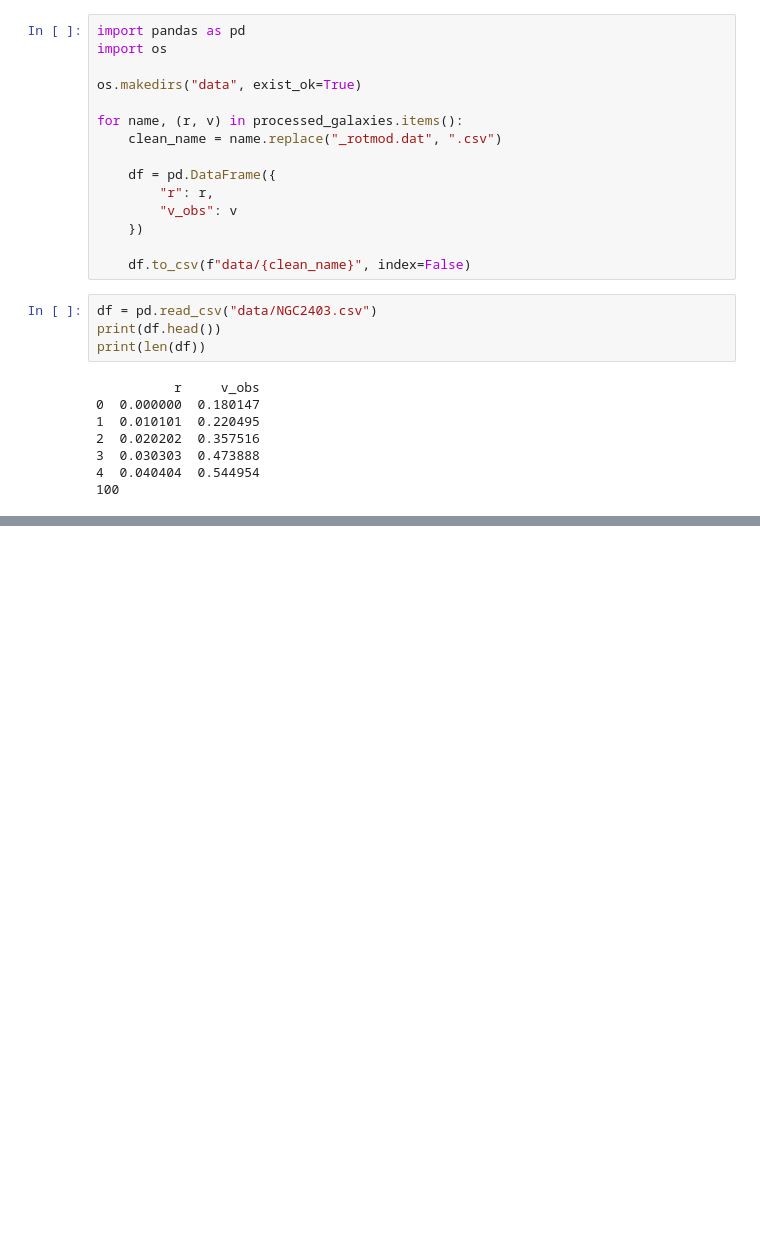
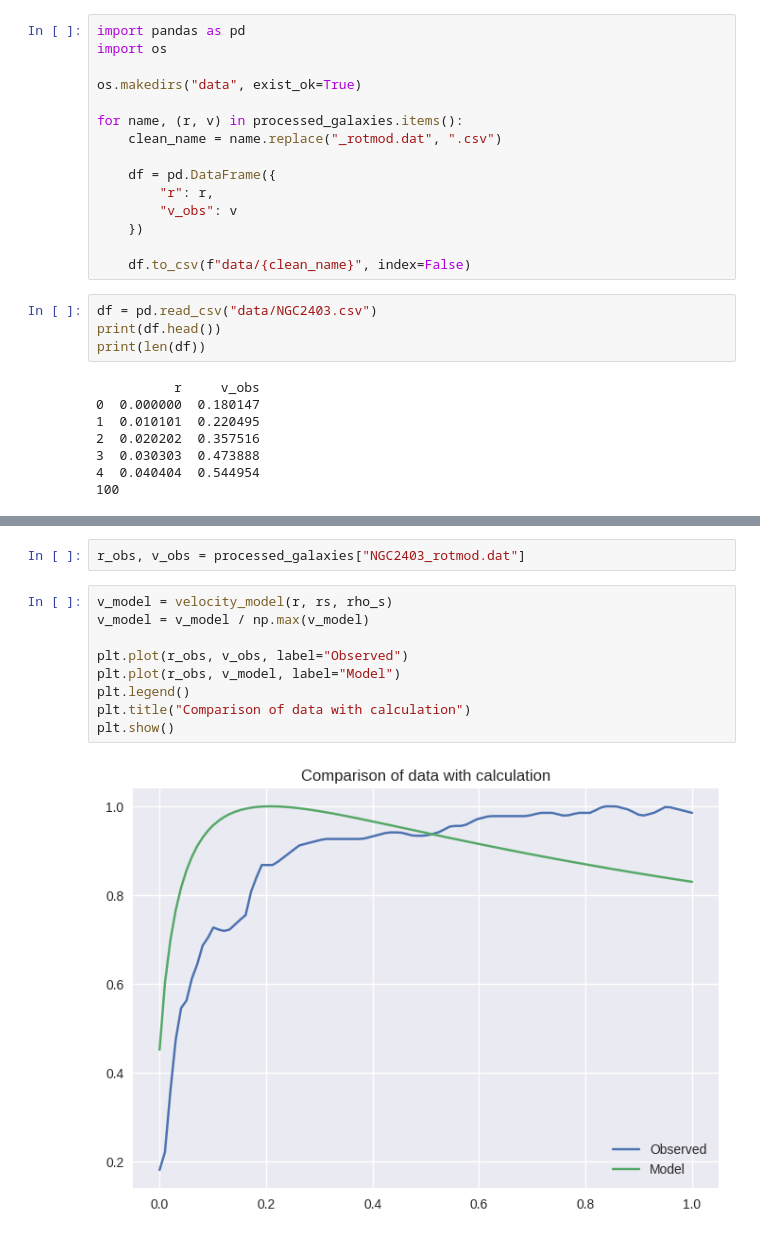
Before and after one commit to RajrupaDas/DMHalo, a Jupyter notebook: DMHalo.ipynb, the cells around one changed output, grey strips where cells are left out. Drawn from its saved outputs; the diff is of its cells as text; blank space fills up the shorter version.

```diff
--- a/DMHalo.ipynb
+++ b/DMHalo.ipynb
@@ -152,0 +192,13 @@ print(len(df))
+# %%
+r_obs, v_obs = processed_galaxies["NGC2403_rotmod.dat"]
+# %%
+v_model = velocity_model(r, rs, rho_s)
+v_model = v_model / np.max(v_model)
+
+plt.plot(r_obs, v_obs, label="Observed")
+plt.plot(r_obs, v_model, label="Model")
+plt.legend()
+plt.title("Comparison of data with calculation")
+plt.show()
+# %% [output]
+[figure, added]
```
Also changed, not shown: parts of 6 cells of this notebook.
